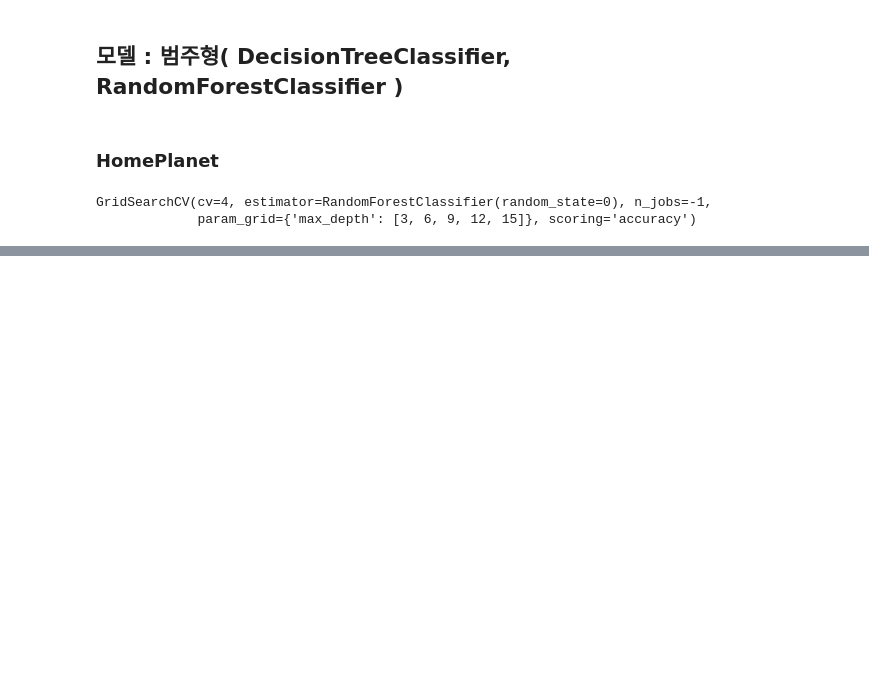
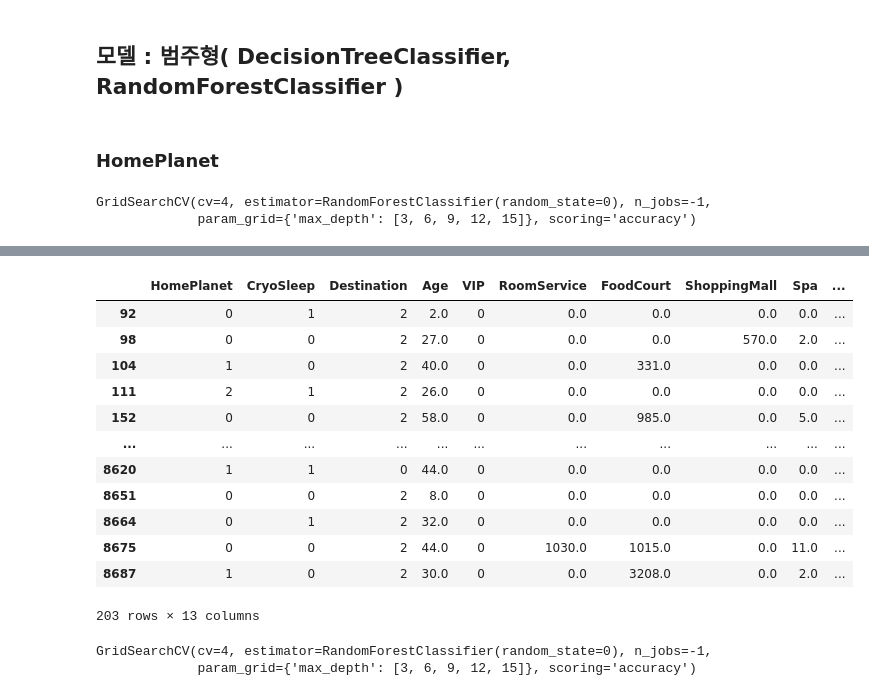
Before and after one commit to SHINDongHyeo/Kaggle, a Jupyter notebook: spaceship-titanic/second_try.ipynb, the cells around one changed output, grey strips where cells are left out. Drawn from its saved outputs; the diff is of its cells as text; code cells hidden in the pictures; blank space fills up the shorter version.

```diff
--- a/spaceship-titanic/second_try.ipynb
+++ b/spaceship-titanic/second_try.ipynb
@@ -442,0 +554,6 @@ gs_tree.best_score_, gs_tree.best_params_
+# %%
+a = CryoSleep_Nan.dropna()
+a = a[a["HomePlanet"]!=3]
+a = a[a["Destination"]!=3]
+a = a[a["VIP"]!=2]
+a
@@ -442,0 +574,17 @@ gs_tree.best_score_, gs_tree.best_params_
+# %%
+a["CryoSleep"] = gs_forest.predict(a.drop(columns="CryoSleep"))
+a
+# %% [output]
+|  | HomePlanet | CryoSleep | Destination | Age | VIP | RoomService | FoodCourt | ShoppingMall | Spa | ... |
+| 92 | 0 | 1 | 2 | 2.0 | 0 | 0.0 | 0.0 | 0.0 | 0.0 | ... |
+| 98 | 0 | 0 | 2 | 27.0 | 0 | 0.0 | 0.0 | 570.0 | 2.0 | ... |
+| 104 | 1 | 0 | 2 | 40.0 | 0 | 0.0 | 331.0 | 0.0 | 0.0 | ... |
+| 111 | 2 | 1 | 2 | 26.0 | 0 | 0.0 | 0.0 | 0.0 | 0.0 | ... |
+| 152 | 0 | 0 | 2 | 58.0 | 0 | 0.0 | 985.0 | 0.0 | 5.0 | ... |
+| ... | ... | ... | ... | ... | ... | ... | ... | ... | ... | ... |
+| 8620 | 1 | 1 | 0 | 44.0 | 0 | 0.0 | 0.0 | 0.0 | 0.0 | ... |
+| 8651 | 0 | 0 | 2 | 8.0 | 0 | 0.0 | 0.0 | 0.0 | 0.0 | ... |
+| 8664 | 0 | 1 | 2 | 32.0 | 0 | 0.0 | 0.0 | 0.0 | 0.0 | ... |
+| 8675 | 0 | 0 | 2 | 44.0 | 0 | 1030.0 | 1015.0 | 0.0 | 11.0 | ... |
+| 8687 | 1 | 0 | 2 | 30.0 | 0 | 0.0 | 3208.0 | 0.0 | 2.0 | ... |
+203 rows × 13 columns
@@ -442,0 +595,8 @@ gs_tree.best_score_, gs_tree.best_params_
+# %%
+X_train = train_intact.drop(columns="VIP")
+y_train = train_intact["VIP"]
+
+gs_forest.fit(X_train, y_train)
+# %% [output]
+GridSearchCV(cv=4, estimator=RandomForestClassifier(random_state=0), n_jobs=-1,
+             param_grid={'max_depth': [3, 6, 9, 12, 15]}, scoring='accuracy')
```
Also changed, not shown: parts of 113 cells of this notebook, 2 other files.
